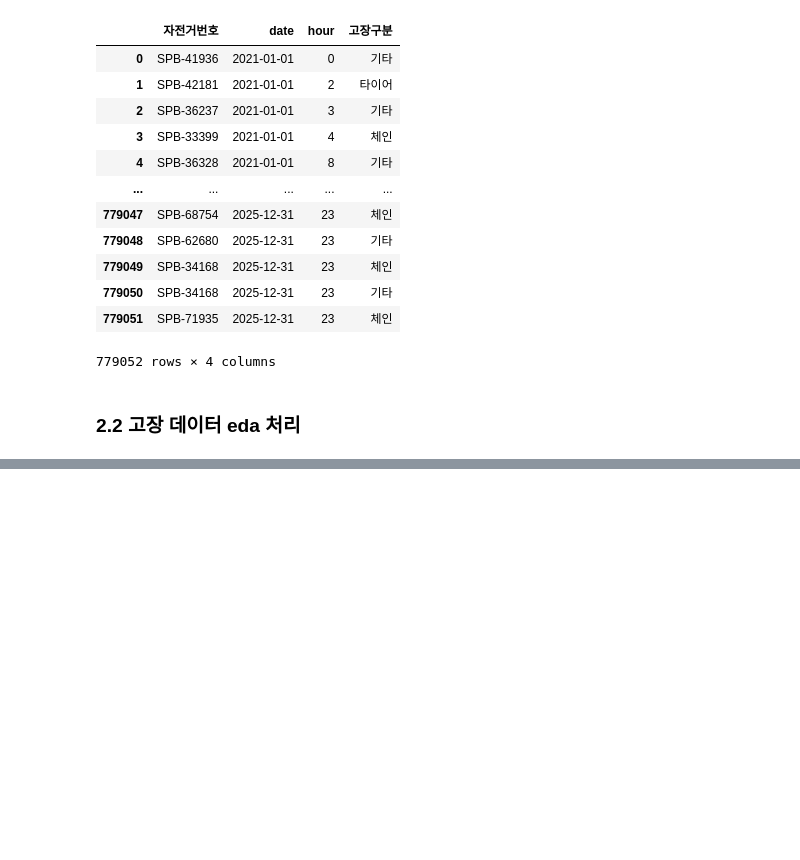
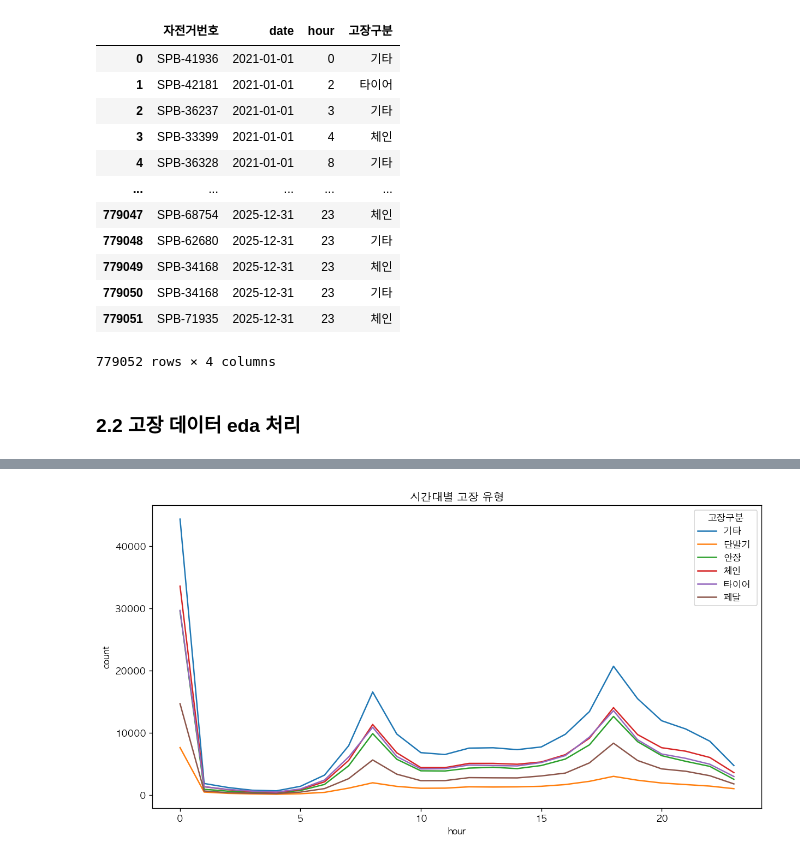
Before and after one commit to Jinx921/26-1_BITAmin_project, a Jupyter notebook: data_eda.ipynb, the cells around one changed output, grey strips where cells are left out. Drawn from its saved outputs; the diff is of its cells as text; code cells hidden in the pictures; blank space fills up the shorter version.

```diff
--- a/data_eda.ipynb
+++ b/data_eda.ipynb
@@ -459,0 +493,16 @@ repair_all_2.to_parquet(
+# %%
+# 시간대별 고장 유형 확인
+pivot = repair_all_2.pivot_table(
+    index='hour',
+    columns='고장구분',
+    aggfunc='size',
+    fill_value=0
+)
+
+pivot.plot(figsize=(12,6))
+plt.title('시간대별 고장 유형')
+plt.xlabel('hour')
+plt.ylabel('count')
+plt.show()
+# %% [output]
+[figure, added]
```
Also changed, not shown: parts of 7 cells of this notebook.
